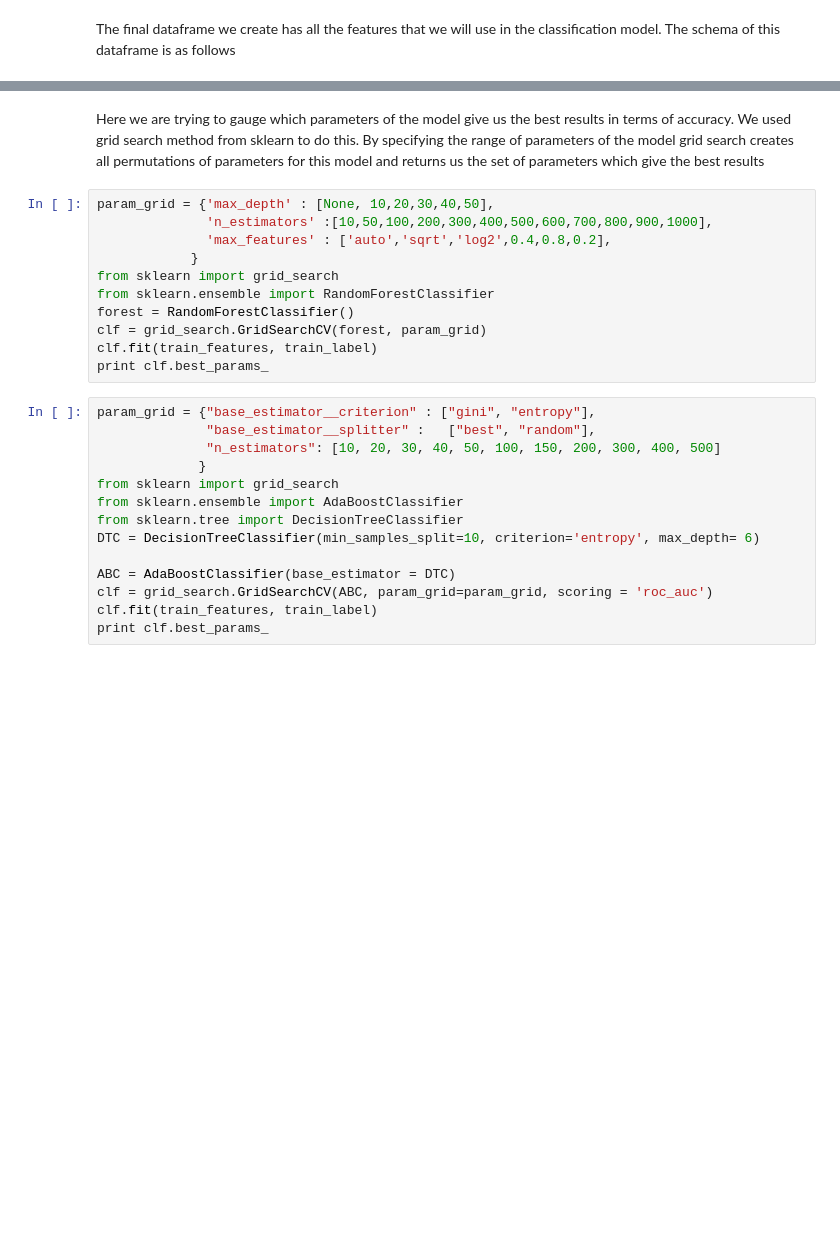
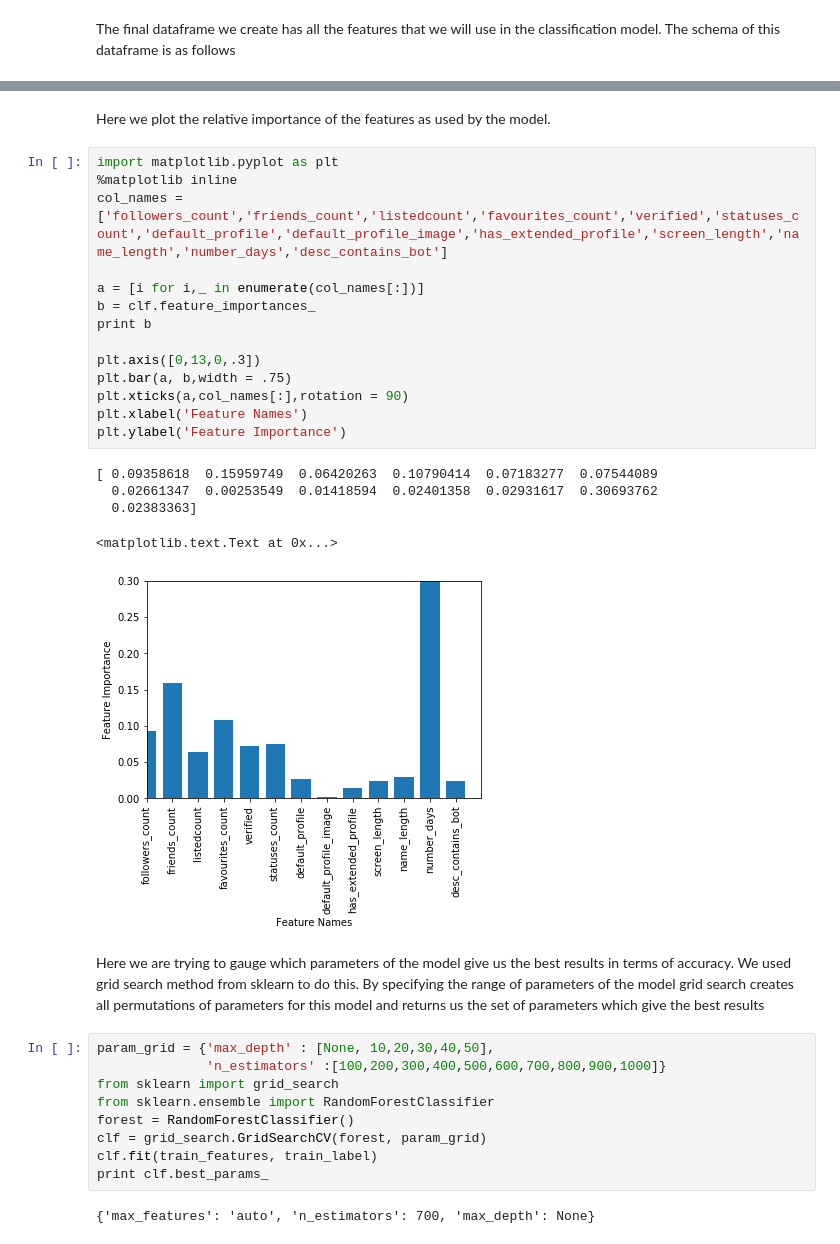
Before and after one commit to saifsahmed/ML-Project, a Jupyter notebook: algo1.ipynb, the cells around one changed output, grey strips where cells are left out. Cells and saved outputs as stored; diff of their text form; blank space fills up the shorter version.

```diff
--- a/algo1.ipynb
+++ b/algo1.ipynb
@@ -286,27 +285,35 @@ dtype: object
+# %% [markdown]
+Here we plot the relative importance of the features as used by the model.
+# %%
+import matplotlib.pyplot as plt
+%matplotlib inline
+col_names = ['followers_count','friends_count','listedcount','favourites_count','verified','statuses_count','default_profile','default_profile_image','has_extended_profile','screen_length','name_length','number_days','desc_contains_bot']
+
+a = [i for i,_ in enumerate(col_names[:])]
+b = clf.feature_importances_
+print b
+
+plt.axis([0,13,0,.3])
+plt.bar(a, b,width = .75)
+plt.xticks(a,col_names[:],rotation = 90)
+plt.xlabel('Feature Names')
+plt.ylabel('Feature Importance')
+# %% [output]
+[ 0.09358618  0.15959749  0.06420263  0.10790414  0.07183277  0.07544089
+  0.02661347  0.00253549  0.01418594  0.02401358  0.02931617  0.30693762
+  0.02383363]
+<matplotlib.text.Text at 0x...>
+[figure, added]
 # %% [markdown]
 Here we are trying to gauge which parameters of the model give us the best results in terms of accuracy. We used grid search method from sklearn to do this. By specifying the range of parameters of the model grid search creates all permutations of parameters for this model and returns us the set of parameters which give the best results
 # %%
 param_grid = {'max_depth' : [None, 10,20,30,40,50],
-              'n_estimators' :[10,50,100,200,300,400,500,600,700,800,900,1000],
-              'max_features' : ['auto','sqrt','log2',0.4,0.8,0.2],
-            }
+              'n_estimators' :[100,200,300,400,500,600,700,800,900,1000]}
 from sklearn import grid_search
 from sklearn.ensemble import RandomForestClassifier
 forest = RandomForestClassifier()
 clf = grid_search.GridSearchCV(forest, param_grid)
 clf.fit(train_features, train_label)
 print clf.best_params_
+# %% [output]
+{'max_features': 'auto', 'n_estimators': 700, 'max_depth': None}
-# %%
-param_grid = {"base_estimator__criterion" : ["gini", "entropy"],
-              "base_estimator__splitter" :   ["best", "random"],
-              "n_estimators": [10, 20, 30, 40, 50, 100, 150, 200, 300, 400, 500]
-             }
-from sklearn import grid_search
-from sklearn.ensemble import AdaBoostClassifier
-from sklearn.tree import DecisionTreeClassifier
-DTC = DecisionTreeClassifier(min_samples_split=10, criterion='entropy', max_depth= 6)
-
-ABC = AdaBoostClassifier(base_estimator = DTC)
-clf = grid_search.GridSearchCV(ABC, param_grid=param_grid, scoring = 'roc_auc')
-clf.fit(train_features, train_label)
-print clf.best_params_
```
Also changed, not shown: parts of 41 cells of this notebook.
